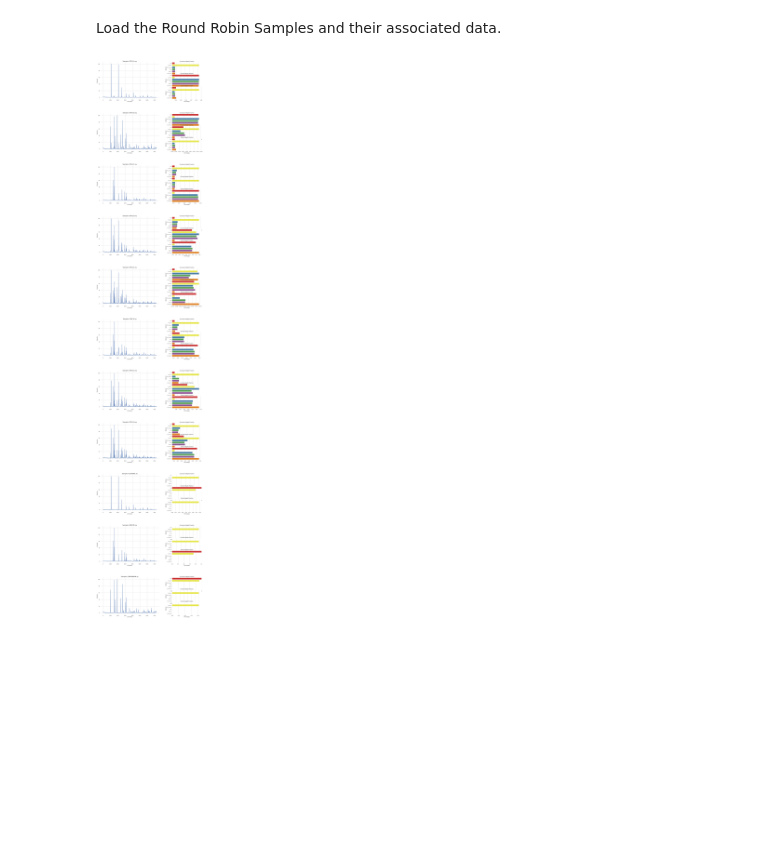
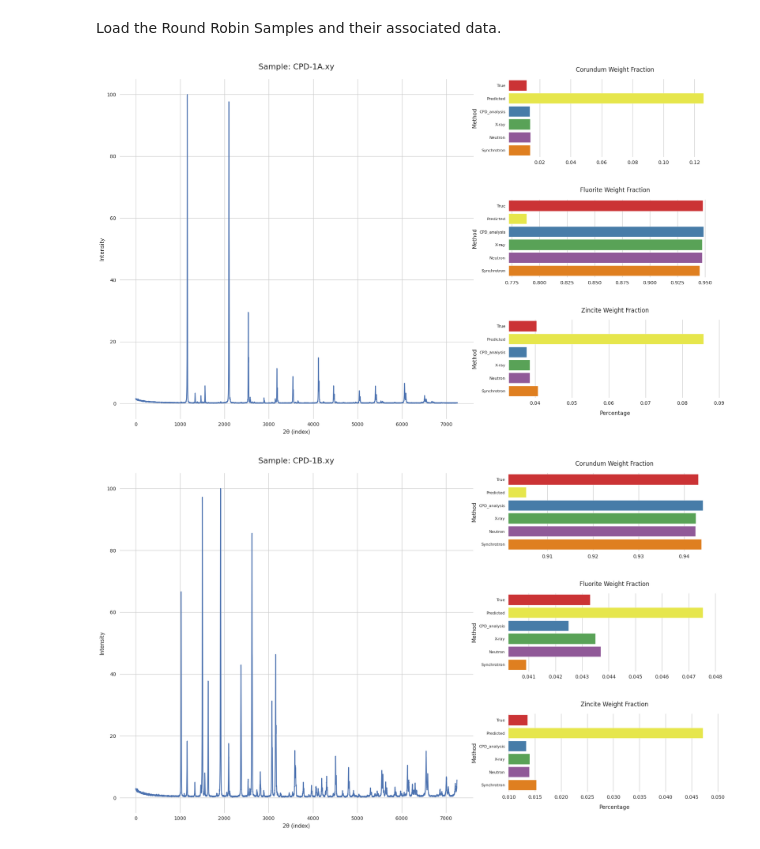
Before and after one commit to Machine-Intelligence-Characterisation/ML-for-phase-analysis, a Jupyter notebook: analysis/analysis.ipynb, the cells around one changed output. Saved outputs shown, nothing was run; the diff lists cells and outputs as text; code cells hidden in the pictures; blank space fills up the shorter version.

```diff
--- a/analysis/analysis.ipynb
+++ b/analysis/analysis.ipynb
@@ -313,9 +313,6 @@ participant_data = {
 }
 # %%
 def plot_xrd_patterns(intensities, file_names, predictions, weight_fractions, num_plots=11):
-    fig = plt.figure(figsize=(20, 10*num_plots))  # Increased figure height
-    gs = fig.add_gridspec(num_plots, 2, width_ratios=[2, 1], height_ratios=[1]*num_plots, hspace=0.4, wspace=0.3)
-
     # Color scheme
     color_scheme = {
         'True': '#e41a1c',
@@ -330,62 +327,82 @@ def plot_xrd_patterns(intensities, file_names, predictions, weight_fractions, nu
     plot_order = list(range(1, min(num_plots, len(intensities)))) + [0]
 
     for i, idx in enumerate(plot_order):
+        # Create new figure for each sample with extra height to accommodate inset axes
+        fig = plt.figure(figsize=(20, 12))
+
+        # Create main subplot areas with specific positions
+        ax_xrd = fig.add_axes([0.1, 0.1, 0.5, 0.8])
+        ax_phases = fig.add_axes([0.65, 0.1, 0.3, 0.8])
+
         # Plot XRD pattern
-        ax_xrd = fig.add_subplot(gs[i, 0])
         ax_xrd.plot(intensities[idx][0])
-        ax_xrd.set_title(f'Sample: {file_names[idx]}', fontsize=16)
+        ax_xrd.set_title(f'Sample: {file_names[idx]}', fontsize=16, pad=20)
         ax_xrd.set_xlabel('2θ (index)')
         ax_xrd.set_ylabel('Intensity')
 
-        # Create subplot for phase percentages
-        ax_phases = fig.add_subplot(gs[i, 1])
+        # Turn off axes for the phase plot area
         ax_phases.axis('off')
 
         # Plot weight fractions for each phase
         num_phases = len(weight_fractions.columns)
+
+        # Calculate heights and spacings
+        total_height = 0.8  # Total available height
+        spacing = 0.05  # Space between plots
+        title_space = 0.05  # Space for title
+        available_height = total_height - (spacing * (num_phases - 1)) - (title_space * num_phases)
+        phase_height = available_height / num_phases
+
         for j, phase in enumerate(weight_fractions.columns):
-            ax_phase = ax_phases.inset_axes([0, 1 - (j+1)/num_phases, 1, 1/num_phases])  # Adjusted positioning
+            # Calculate position for each phase plot
+            # Start from top and work down, accounting for spacing and title space
+            top = 0.9 - (j * (phase_height + spacing + title_space))
+            bottom = top - phase_height
+
+            ax_phase = fig.add_axes([0.65, bottom, 0.3, phase_height])
 
             # Collect data for this phase
             data = {
                 'True': weight_fractions.iloc[idx][phase],
                 'Predicted': predictions[idx][j],
                 'CPD_analysis': participant_data['CPD_analysis'].iloc[idx][phase],
                 'X-ray': participant_data['X-ray'].iloc[idx][phase],
                 'Neutron': participant_data['Neutron'].iloc[idx][phase],
                 'Synchrotron': participant_data['Synchrotron'].iloc[idx][phase]
             }
 
             # Create DataFrame
             df = pd.DataFrame(list(data.items()), columns=['Method', 'Percentage'])
 
             # Plot
             sns.barplot(x='Percentage', y='Method', data=df, ax=ax_phase,
-                        hue='Method', palette=color_scheme, orient='h', legend=False)
+                       hue='Method', palette=color_scheme, orient='h', legend=False)
 
-            # Set title and labels
-            ax_phase.set_title(f'{phase} Weight Fraction', fontsize=12)
-            ax_phase.set_xlabel('Percentage')
+            # Set title and labels with adjusted padding
+            ax_phase.set_title(f'{phase} Weight Fraction', fontsize=12, pad=15)
+
+            # Only show x-label for bottom plot
+            if j == num_phases - 1:
+                ax_phase.set_xlabel('Percentage', labelpad=10)
+            else:
+                ax_phase.set_xlabel('')
 
             # Dynamically set x-axis limits
             min_val = df['Percentage'].min()
             max_val = df['Percentage'].max()
             range_val = max_val - min_val
             ax_phase.set_xlim(max(0, min_val - range_val * 0.1),
-                              min(1, max_val + range_val * 0.1))
+                            min(1, max_val + range_val * 0.1))
 
             # Set y-ticks and labels
             ax_phase.set_yticks(range(len(df)))
             ax_phase.set_yticklabels(df['Method'], fontsize=8)
 
-            # Remove x-axis labels for all but the last phase plot
-            if j < num_phases - 1:
-                ax_phase.set_xlabel('')
-
-    plt.tight_layout()
-    plt.show()
+        plt.show()
+        plt.close()
 
 # Use the function
 plot_xrd_patterns(intensities, xy_files, predictions, weight_fractions)
 # %% [output]
-[figure, old version]
+[figure, new version]
+[figure, added]
```
Also changed, not shown: parts of 1 cell of this notebook, 4 other files.
